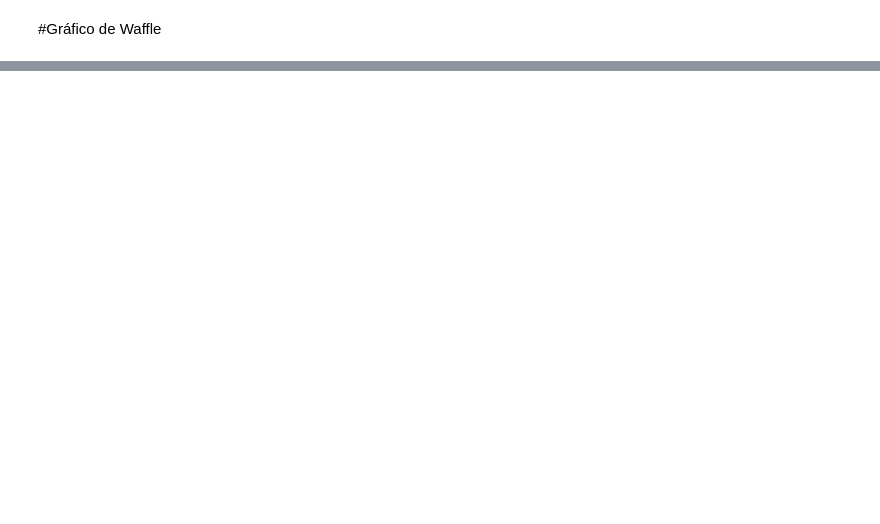
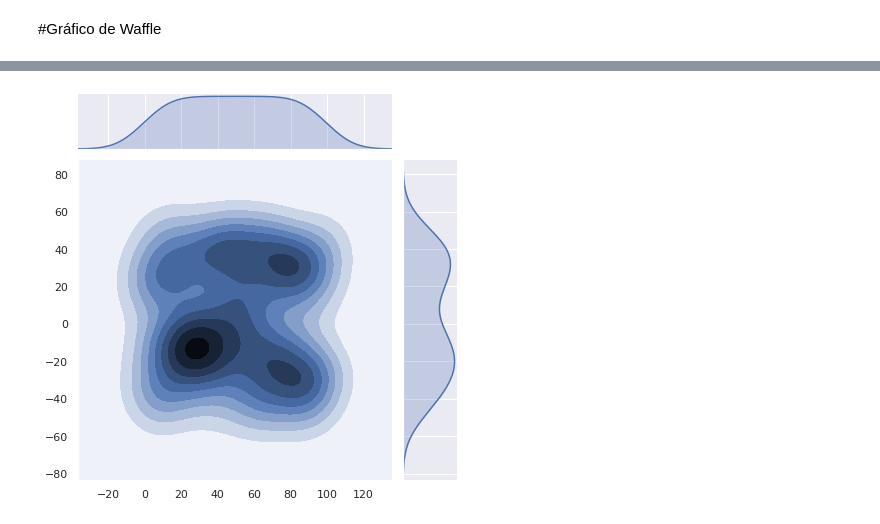
Before and after one commit to DAVIDKSOUSA/DATA-SCIENCE-NA-PR-TICA, a Jupyter notebook: Visualizando_Dados.ipynb, the cells around one changed output, grey strips where cells are left out. Drawn from its saved outputs; the diff is of its cells as text; code cells hidden in the pictures; blank space fills up the shorter version.

```diff
--- a/Visualizando_Dados.ipynb
+++ b/Visualizando_Dados.ipynb
@@ -520,0 +418,6 @@ SyntaxError: ignored
+# %%
+# JOINT PLOT
+sns.jointplot(x, y, kind='kde')
+plt.show()
+# %% [output]
+[figure, added]
```
Also changed, not shown: parts of 38 cells of this notebook.
